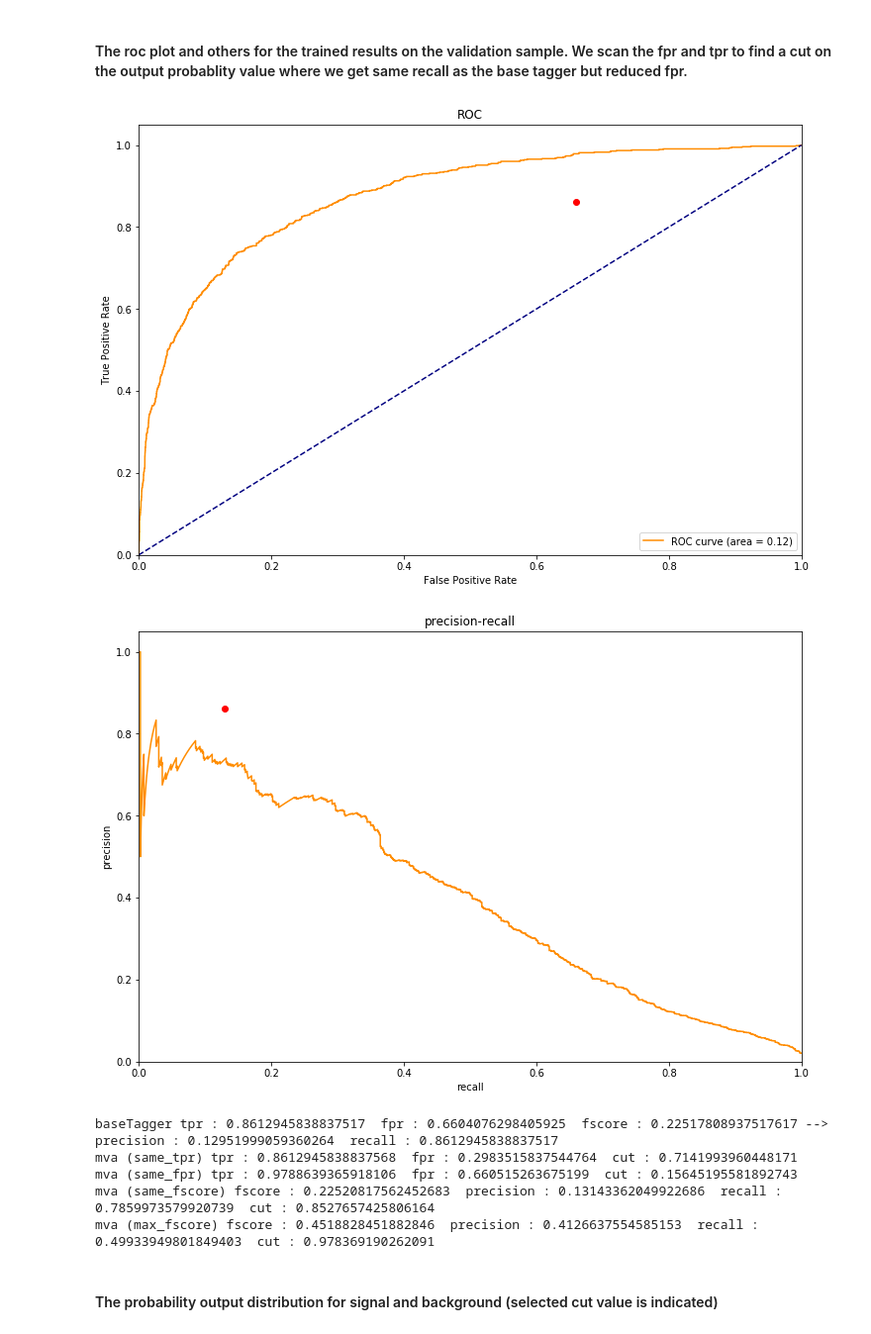
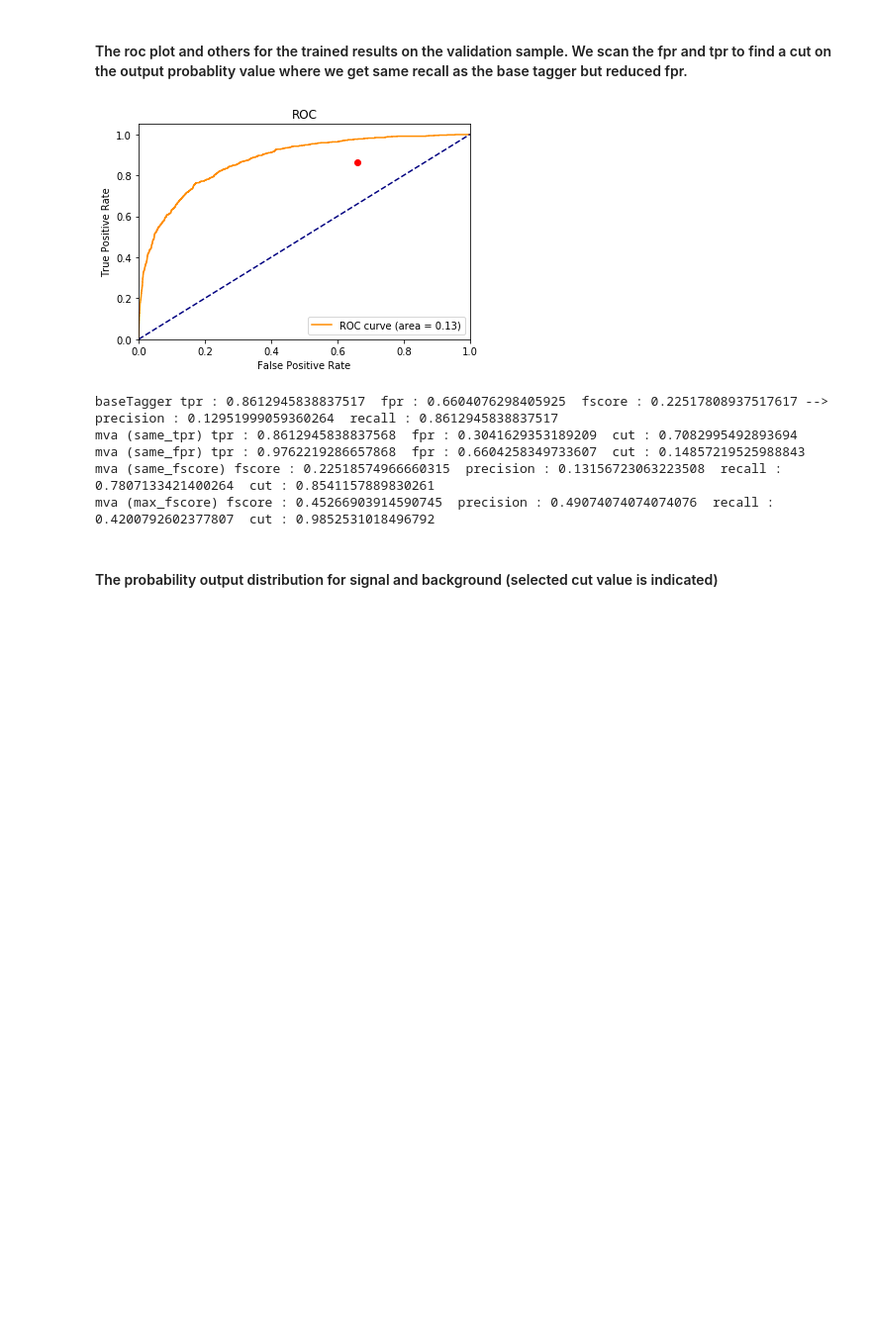
Before and after one commit to lihux25/Projects, a Jupyter notebook: scikit_learn/top_tagger.ipynb, the cells around one changed output. Shown at 99% size. Drawn from its saved outputs; the diff is of its cells as text; code cells hidden in the pictures; blank space fills up the shorter version.

```diff
--- a/scikit_learn/top_tagger.ipynb
+++ b/scikit_learn/top_tagger.ipynb
@@ -104,7 +143,7 @@ feature_names = np.array(listToGet)
 feature_importance = 100.0 * (feature_importance / feature_importance.max())
 sorted_idx = np.argsort(feature_importance)
 # %%
-plt.rc('figure', figsize=(12, 8))
+plt.rc('figure', figsize=(6, 4))
 pos = np.arange(sorted_idx.shape[0]) + .5
 _ = plt.barh(pos, feature_importance[sorted_idx], align='center')
 _ = plt.yticks(pos, feature_names[sorted_idx])
@@ -227,48 +266,47 @@ _ = plt.ylim([0.0, 1.05])
 _ = plt.xlabel('False Positive Rate')
 _ = plt.ylabel('True Positive Rate')
 _ = plt.title('ROC')
 _ = plt.legend(loc='lower right')
 _ = plt.plot(fpr_base, tpr_base, 'or')
 plt.show()
-_=plt.plot(recall, precision, color = 'darkorange')
-_=plt.xlim([0.0, 1.0])
-_=plt.ylim([0.0, 1.05])
-_=plt.xlabel('recall')
-_=plt.ylabel('precision')
-_=plt.title('precision-recall')
-_=plt.plot(precision_base, recall_base, 'or')
-plt.show()
+#_=plt.plot(recall, precision, color = 'darkorange')
+#_=plt.xlim([0.0, 1.0])
+#_=plt.ylim([0.0, 1.05])
+#_=plt.xlabel('recall')
+#_=plt.ylabel('precision')
+#_=plt.title('precision-recall')
+#_=plt.plot(precision_base, recall_base, 'or')
+#plt.show()
 # Get the cut value for where we have same tpr as the tpr_base
 idx_same_tpr = -1
 idx_same_fpr = -1
 for i in range(len(fpr)-1):
     if(tpr[i]<tpr_base and tpr[i+1]>=tpr_base):
         idx_same_tpr = i+1
     if(fpr[i]<fpr_base and fpr[i+1]>=fpr_base):
         idx_same_fpr = i+1
 idx_same_fscore = -1
 idx_max_fscore = -1
 for i in range(len(fscore)-1):
     if(fscore[i]<fscore_base and fscore[i+1]>=fscore_base):
         idx_same_fscore = i+1
     if idx_max_fscore == -1 or (fscore[idx_max_fscore]<fscore[i]):
         idx_max_fscore = i
 # We want a high recall (tpr) working point (as high as the base tagger)
 mva_cut = thresholds_roc[idx_same_tpr]
 alt_mva_cut = thresholds_roc[idx_same_fpr]
 print('baseTagger tpr : {}  fpr : {}  fscore : {} --> precision : {}  recall : {}'.format(tpr_base, fpr_base, fscore_base, precision_base, recall_base))
 print('mva (same_tpr) tpr : {}  fpr : {}  cut : {}'.format(tpr[idx_same_tpr], fpr[idx_same_tpr], mva_cut))
 print('mva (same_fpr) tpr : {}  fpr : {}  cut : {}'.format(tpr[idx_same_fpr], fpr[idx_same_fpr], alt_mva_cut))
 print('mva (same_fscore) fscore : {}  precision : {}  recall : {}  cut : {}'.format(fscore[idx_same_fscore], precision[idx_same_fscore], recall[idx_same_fscore], thresholds_pr[idx_same_fscore]))
 print('mva (max_fscore) fscore : {}  precision : {}  recall : {}  cut : {}'.format(fscore[idx_max_fscore], precision[idx_max_fscore], recall[idx_max_fscore], thresholds_pr[idx_max_fscore]))
 # %% [output]
-[figure, old version]
+[figure, new version]
-[figure, removed]
 baseTagger tpr : 0.8612945838837517  fpr : 0.6604076298405925  fscore : 0.22517808937517617 --> precision : 0.12951999059360264  recall : 0.8612945838837517
-mva (same_tpr) tpr : 0.8612945838837568  fpr : 0.2983515837544764  cut : 0.7141993960448171
-mva (same_fpr) tpr : 0.9788639365918106  fpr : 0.660515263675199  cut : 0.15645195581892743
-mva (same_fscore) fscore : 0.22520817562452683  precision : 0.13143362049922686  recall : 0.7859973579920739  cut : 0.8527657425806164
-mva (max_fscore) fscore : 0.4518828451882846  precision : 0.4126637554585153  recall : 0.49933949801849403  cut : 0.978369190262091
+mva (same_tpr) tpr : 0.8612945838837568  fpr : 0.3041629353189209  cut : 0.7082995492893694
+mva (same_fpr) tpr : 0.9762219286657868  fpr : 0.6604258349733607  cut : 0.14857219525988843
+mva (same_fscore) fscore : 0.22518574966660315  precision : 0.13156723063223508  recall : 0.7807133421400264  cut : 0.8541157889830261
+mva (max_fscore) fscore : 0.45266903914590745  precision : 0.49074074074074076  recall : 0.4200792602377807  cut : 0.9852531018496792
 # %% [markdown]
 #### The probability output distribution for signal and background (selected cut value is indicated)
 # %%
```
Also changed, not shown: parts of 9 cells of this notebook, 1 other file.
